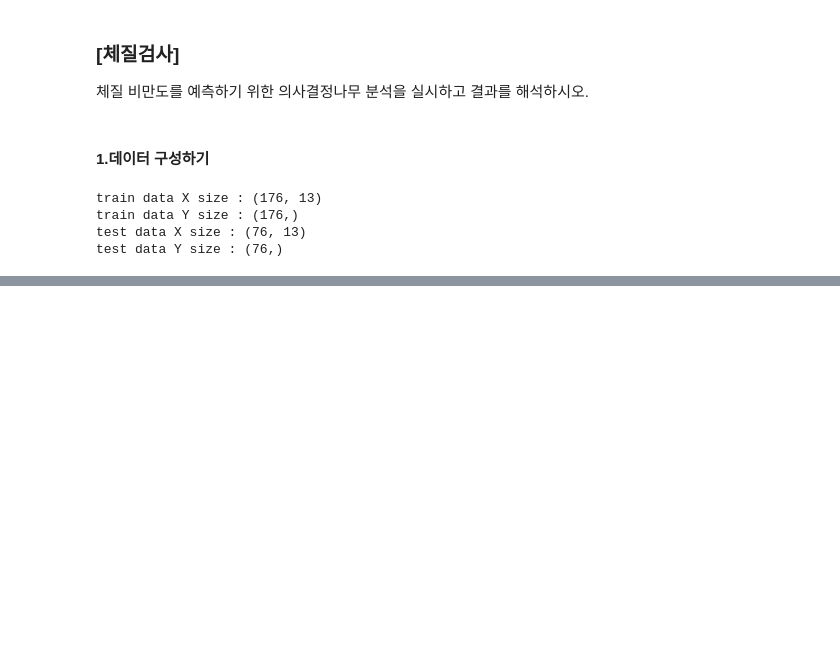
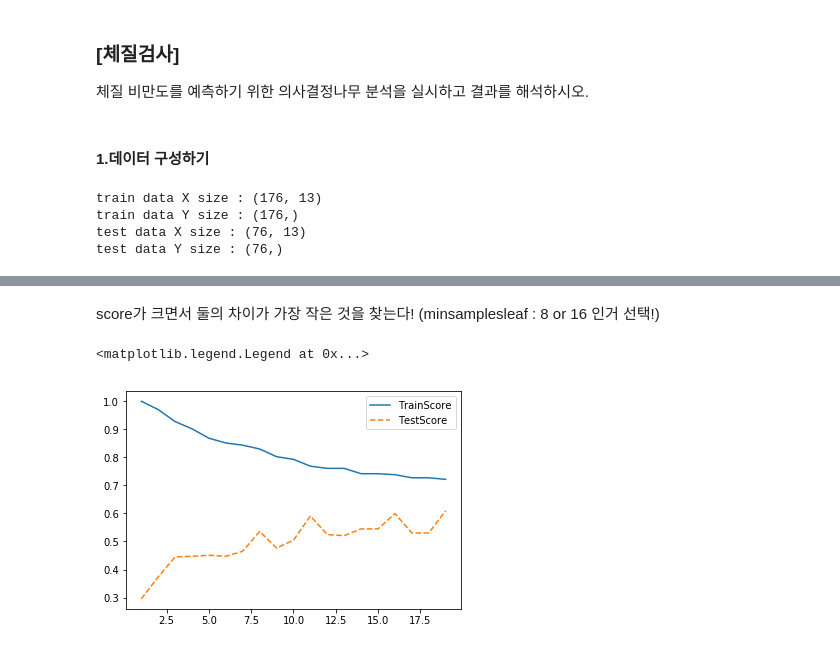
Before and after one commit to juseonjeong/pythonStudy_seon, a Jupyter notebook: py_study/Decision tree.ipynb, the cells around one changed output, grey strips where cells are left out. Cells and saved outputs as stored; diff of their text form; code cells hidden in the pictures; blank space fills up the shorter version.

```diff
--- a/py_study/Decision tree.ipynb
+++ b/py_study/Decision tree.ipynb
@@ -40,0 +43,7 @@ test data Y size : (76,)
+# %%
+tree_uncustomized = DecisionTreeRegressor(random_state=1234)
+tree_uncustomized.fit(df_train_x,df_train_y)
+
+#데이터의 설명력
+print("Score on training set: {:.3f}".format(tree_uncustomized.score(df_train_x,df_train_y)))
+print("Score on test set: {:.3f}".format(tree_uncustomized.score(df_test_x,df_test_y)))
@@ -40,0 +63,21 @@ test data Y size : (76,)
+# %%
+#모델 parameter 조정
+
+#train, test의 설명력 결과 저장
+train_score=[];test_score=[]
+
+#min_samples_leaf : 잎사귀 최소 자료 수
+para_leaf =[n_leaf * 1 for n_leaf in range(1,20)]
+
+for v_min_samples_leaf in para_leaf:
+    tree = DecisionTreeRegressor(random_state=1234,
+                                min_samples_leaf=v_min_samples_leaf)
+    tree.fit(df_train_x,df_train_y)
+    train_score.append(tree.score(df_train_x,df_train_y))
+    test_score.append(tree.score(df_test_x,df_test_y))
+
+#결과저장
+df_score_leaf = pd.DataFrame()
+df_score_leaf['MinSamplesLeaf'] = para_leaf
+df_score_leaf['TrainScore'] = train_score
+df_score_leaf['TestScore'] = test_score
@@ -40,0 +105,10 @@ test data Y size : (76,)
+# %% [markdown]
+score가 크면서 둘의 차이가 가장 작은 것을 찾는다! (minsamplesleaf : 8 or 16 인거 선택!)
+# %%
+#모델 설명력 그래프 확인
+plt.plot(para_leaf,train_score, linestyle='-',label='TrainScore')
+plt.plot(para_leaf,test_score, linestyle='--',label='TestScore')
+plt.legend()
+# %% [output]
+<matplotlib.legend.Legend at 0x...>
+[figure, added]
```
Also changed, not shown: parts of 23 cells of this notebook, 3 other files.
